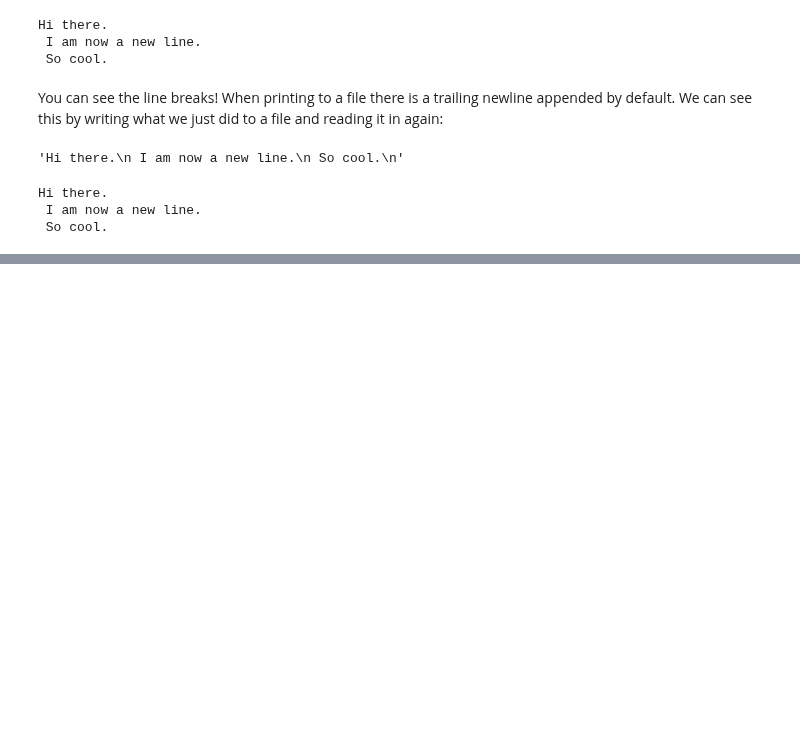
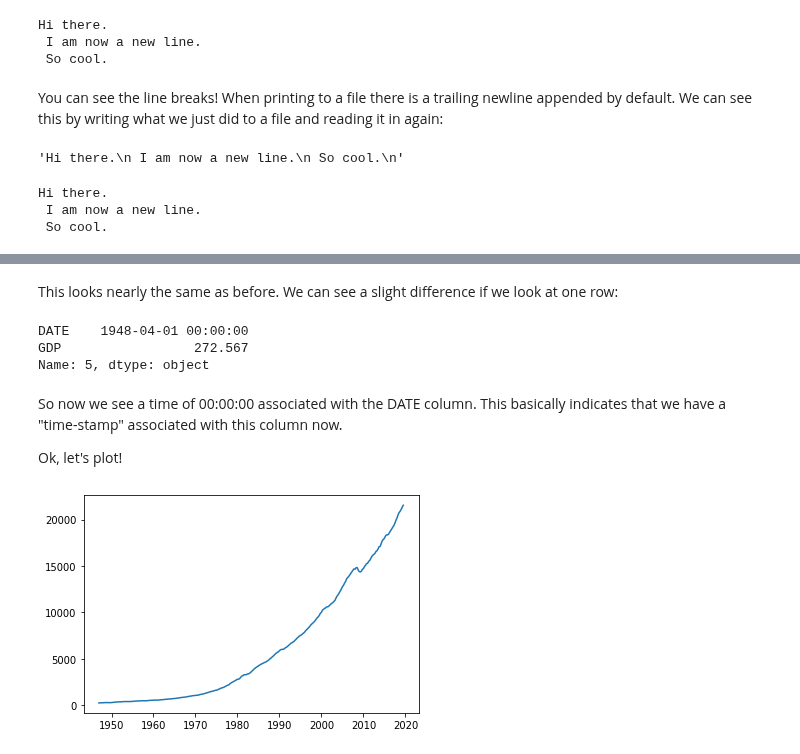
Before and after one commit to jnaiman/csci-p-14110_su2020, a Jupyter notebook: _site/lesson03/prep_notebook_lesson03.ipynb, the cells around one changed output, grey strips where cells are left out. Saved outputs shown, nothing was run; the diff lists cells and outputs as text; code cells hidden in the pictures; blank space fills up the shorter version.

```diff
--- a/_site/lesson03/prep_notebook_lesson03.ipynb
+++ b/_site/lesson03/prep_notebook_lesson03.ipynb
@@ -227,0 +349,17 @@ Hi there.
+# %% [markdown]
+This looks nearly the same as before.  We can see a slight difference if we look at one row:
+# %%
+gdp.iloc[5]
+# %% [output]
+DATE    1948-04-01 00:00:00
+GDP                 272.567
+Name: 5, dtype: object
+# %% [markdown]
+So now we see a time of 00:00:00 associated with the DATE column.  This basically indicates that we have a "time-stamp" associated with this column now.
+
+Ok, let's plot!
+# %%
+plt.plot(gdp['DATE'], gdp['GDP'])
+plt.show()
+# %% [output]
+[figure, added]
```
Also changed, not shown: parts of 41 cells of this notebook, 6 other files.
